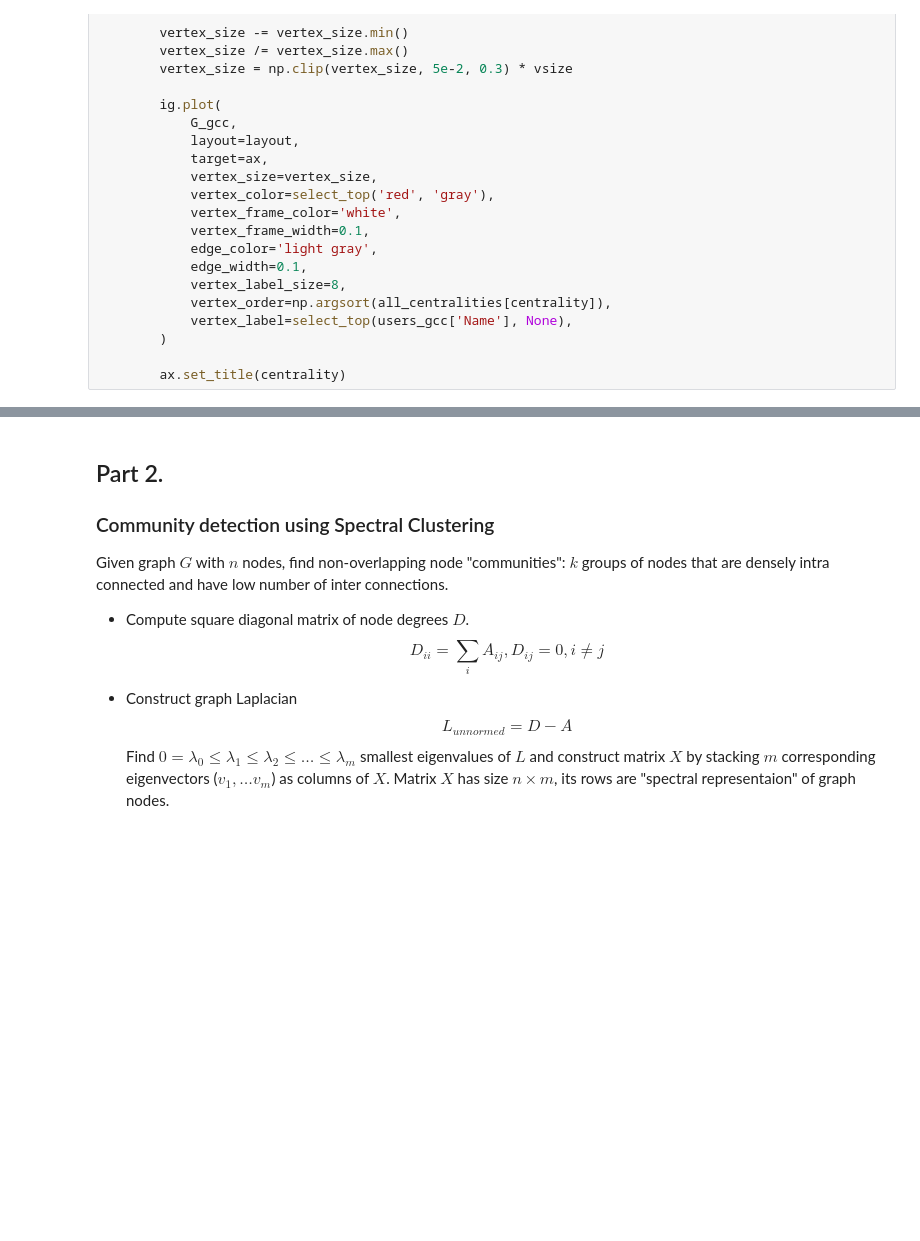
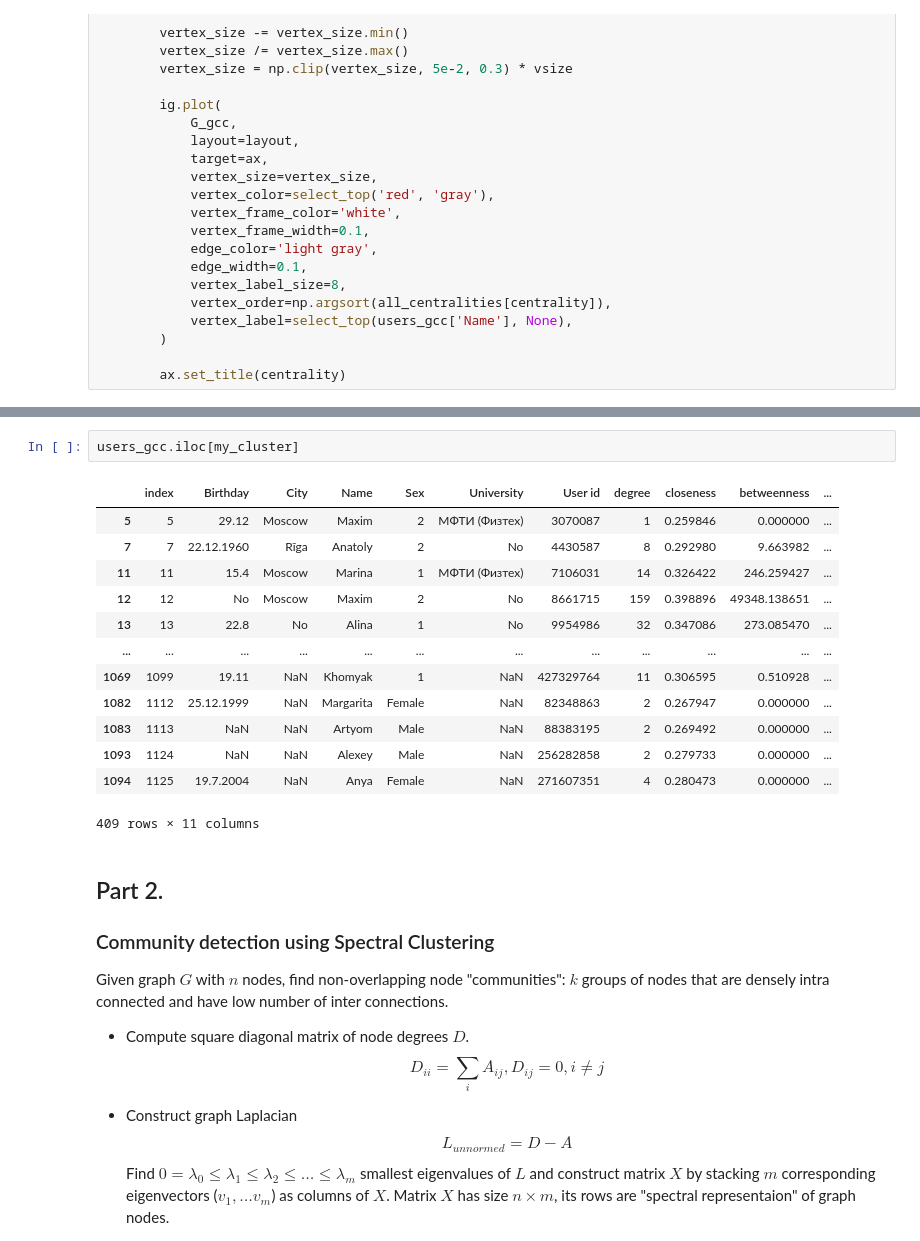
Before and after one commit to Ilykuleshov/iitp_networks1, a Jupyter notebook: 2022/seminar-3/networks-clustering-ha3.ipynb, the cells around one changed output, grey strips where cells are left out. Saved outputs shown, nothing was run; the diff lists cells and outputs as text; blank space fills up the shorter version.

```diff
--- a/2022/seminar-3/networks-clustering-ha3.ipynb
+++ b/2022/seminar-3/networks-clustering-ha3.ipynb
@@ -148,3 +164,19 @@ draw_graph('graphopt', 100)
+# %%
+users_gcc.iloc[my_cluster]
+# %% [output]
+|  | index | Birthday | City | Name | Sex | University | User id | degree | closeness | betweenness | ... |
+| 5 | 5 | 29.12 | Moscow | Maxim | 2 | МФТИ (Физтех) | 3070087 | 1 | 0.259846 | 0.000000 | ... |
+| 7 | 7 | 22.12.1960 | Rīga | Anatoly | 2 | No | 4430587 | 8 | 0.292980 | 9.663982 | ... |
+| 11 | 11 | 15.4 | Moscow | Marina | 1 | МФТИ (Физтех) | 7106031 | 14 | 0.326422 | 246.259427 | ... |
+| 12 | 12 | No | Moscow | Maxim | 2 | No | 8661715 | 159 | 0.398896 | 49348.138651 | ... |
+| 13 | 13 | 22.8 | No | Alina | 1 | No | 9954986 | 32 | 0.347086 | 273.085470 | ... |
+| ... | ... | ... | ... | ... | ... | ... | ... | ... | ... | ... | ... |
+| 1069 | 1099 | 19.11 | NaN | Khomyak | 1 | NaN | 427329764 | 11 | 0.306595 | 0.510928 | ... |
+| 1082 | 1112 | 25.12.1999 | NaN | Margarita | Female | NaN | 82348863 | 2 | 0.267947 | 0.000000 | ... |
+| 1083 | 1113 | NaN | NaN | Artyom | Male | NaN | 88383195 | 2 | 0.269492 | 0.000000 | ... |
+| 1093 | 1124 | NaN | NaN | Alexey | Male | NaN | 256282858 | 2 | 0.279733 | 0.000000 | ... |
+| 1094 | 1125 | 19.7.2004 | NaN | Anya | Female | NaN | 271607351 | 4 | 0.280473 | 0.000000 | ... |
+409 rows × 11 columns
 # %% [markdown]
 ## Part 2.
 
```
Also changed, not shown: parts of 22 cells of this notebook, 1 other file.
